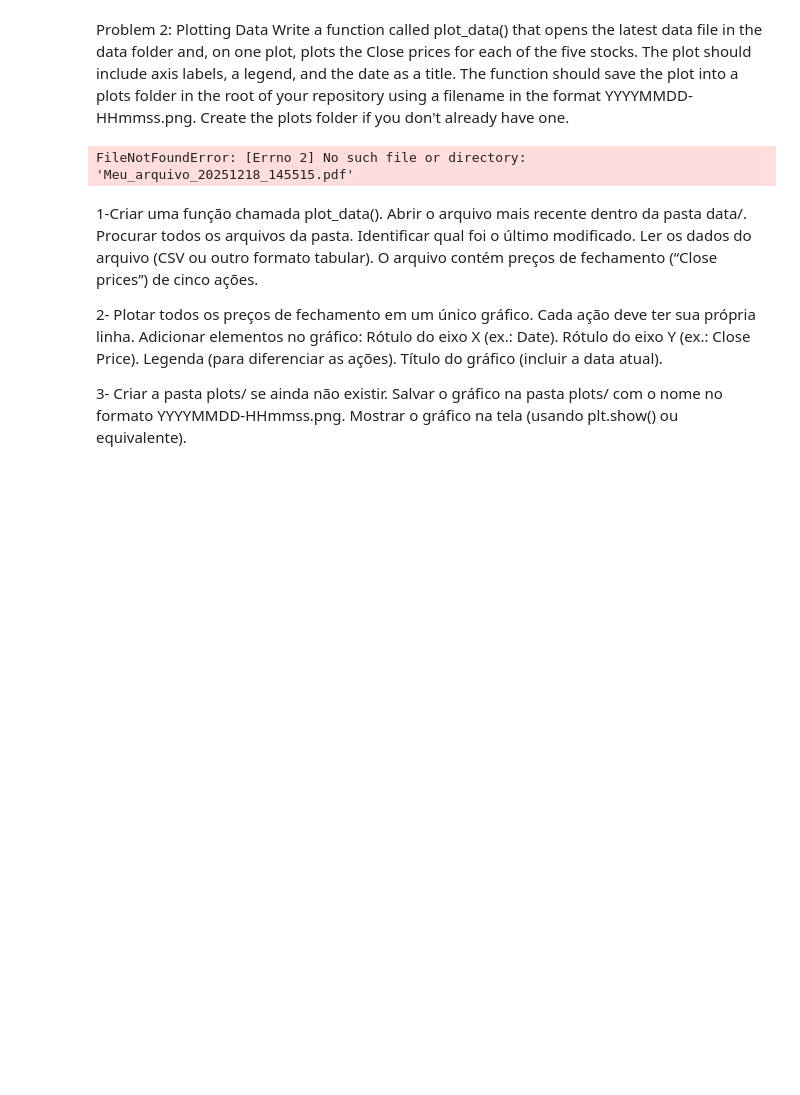
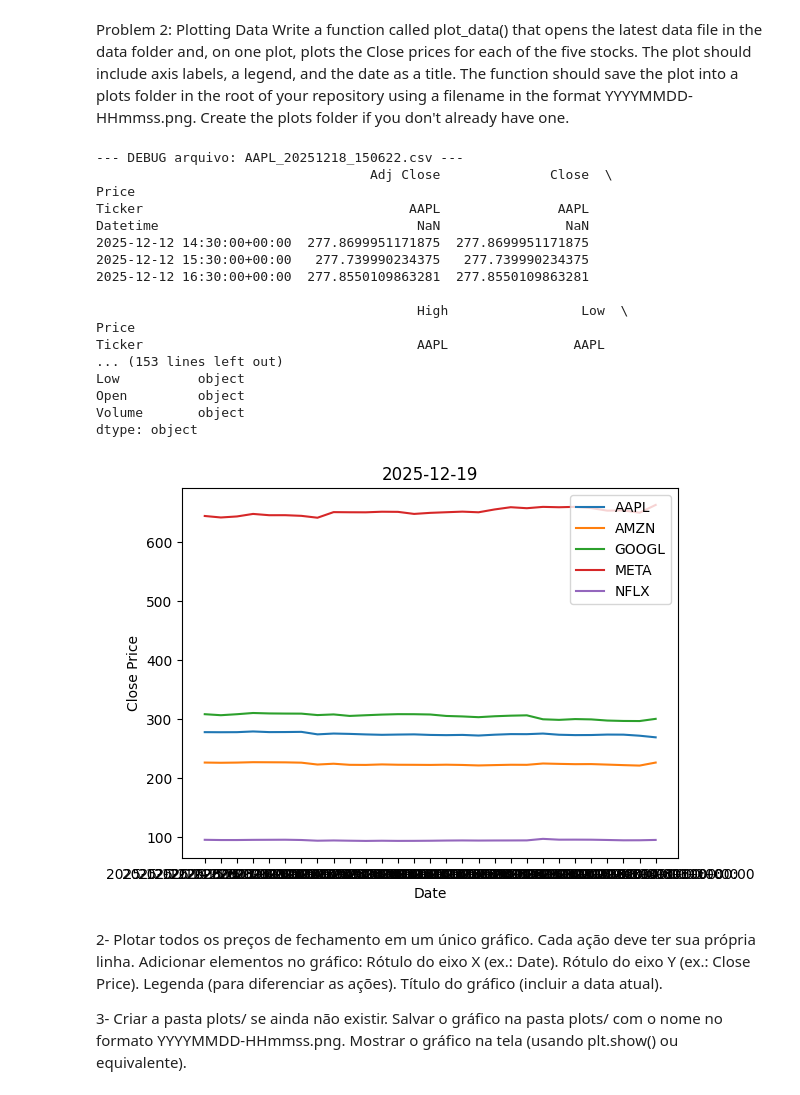
Before and after one commit to juliacruz97/8645-computer-infrastructure, a Jupyter notebook: problems.ipynb, the cells around one changed output. Cells and saved outputs as stored; diff of their text form; code cells hidden in the pictures; blank space fills up the shorter version.

```diff
--- a/problems.ipynb
+++ b/problems.ipynb
@@ -42,23 +42,67 @@ Download complete.
 Problem 2: Plotting Data
 Write a function called plot_data() that opens the latest data file in the data folder and, on one plot, plots the Close prices for each of the five stocks. The plot should include axis labels, a legend, and the date as a title. The function should save the plot into a plots folder in the root of your repository using a filename in the format YYYYMMDD-HHmmss.png. Create the plots folder if you don't already have one.
 # %%
-from datetime import datetime
+import os                              # Lets you work with files and folders — like listing files, making folders, joining paths, etc.
+import pandas as pd                    # Lets you read and play with tables of data (CSV files) using something called a DataFrame.
+import matplotlib.pyplot as plt        # Lets you make plots and graphs (line charts, bar charts, scatter plots…). plt is just a shortcut name.
+from datetime import datetime          # Lets you work with dates and times, like making timestamps or getting the current date.
 
-timestamp=datetime.now().strftime("%Y%m%d_%H%M%S")
-cv=f'Meu_arquivo_{timestamp}.pdf'
-with open(cv,"r") as pdf:
-    fileread = ('...file:///C:/Users/Julia%20Cruz/Downloads/Julia%20Cruz_CV.pdf')
-print (f'arquivo{cv}' 'aberto com sucesso')
+def plot_data():                       # Creating a function called plot_data.
+    folder = "data"                    # Defining the folder name "data" where the CSV files I want to read are located.
+
+    files = [f for f in os.listdir(folder) if f.endswith(".csv")]  # https://docs.python.org/3/library/os.html#os.listdir
+
+    os.makedirs("plots", exist_ok=True)
+
+    plt.figure() #creates a plot
+
+    for file in files:
+        filepath = os.path.join(folder, file)
+
+
+        df = pd.read_csv(filepath, index_col=0, parse_dates=True) # Reads the CSV file
+
+        # DEBUG — view the contents and column types -
+        print(f"\n--- DEBUG arquivo: {file} ---")
+        print(df.head())
+        print("\nTipos das colunas:")
+        print(df.dtypes)
+
+        # Correction of the Close column type (https://pandas.pydata.org/docs/reference/api/pandas.DataFrame.dtypes.html)
+        df["Close"] = pd.to_numeric(df["Close"], errors="coerce")
+        df = df.dropna(subset=["Close"])
+
+        stock_name = file.split("_")[0]
+        plt.plot(df.index, df["Close"], label=stock_name)
+
+    plt.xlabel("Date")
+    plt.ylabel("Close Price")
+    plt.title(datetime.now().strftime("%Y-%m-%d"))
+    plt.legend()
+    plt.show()
+
+# Runs the function
+plot_data()
 # %% [output]
-FileNotFoundError: [Errno 2] No such file or directory: 'Meu_arquivo_20251218_145515.pdf'
+--- DEBUG arquivo: AAPL_20251218_150622.csv ---
+                                   Adj Close              Close  \
+Price
+Ticker                                  AAPL               AAPL
+Datetime                                 NaN                NaN
+2025-12-12 14:30:00+00:00  277.8699951171875  277.8699951171875
+2025-12-12 15:30:00+00:00   277.739990234375   277.739990234375
+2025-12-12 16:30:00+00:00  277.8550109863281  277.8550109863281
+
+                                         High                 Low  \
+Price
+Ticker                                   AAPL                AAPL
+... (153 lines left out)
+Low          object
+Open         object
+Volume       object
+dtype: object
+[figure, added]
 # %% [markdown]
-1-Criar uma função chamada plot_data().
-Abrir o arquivo mais recente dentro da pasta data/.
-Procurar todos os arquivos da pasta.
-Identificar qual foi o último modificado.
-Ler os dados do arquivo (CSV ou outro formato tabular).
-O arquivo contém preços de fechamento (“Close prices”) de cinco ações.
-
 2- Plotar todos os preços de fechamento em um único gráfico.
 Cada ação deve ter sua própria linha.
 Adicionar elementos no gráfico:
```
Also changed, not shown: parts of 2 cells of this notebook.
